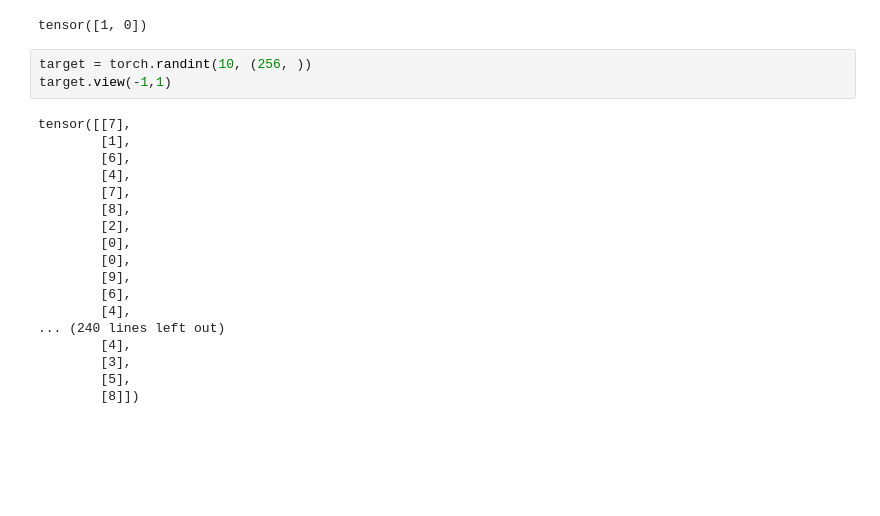
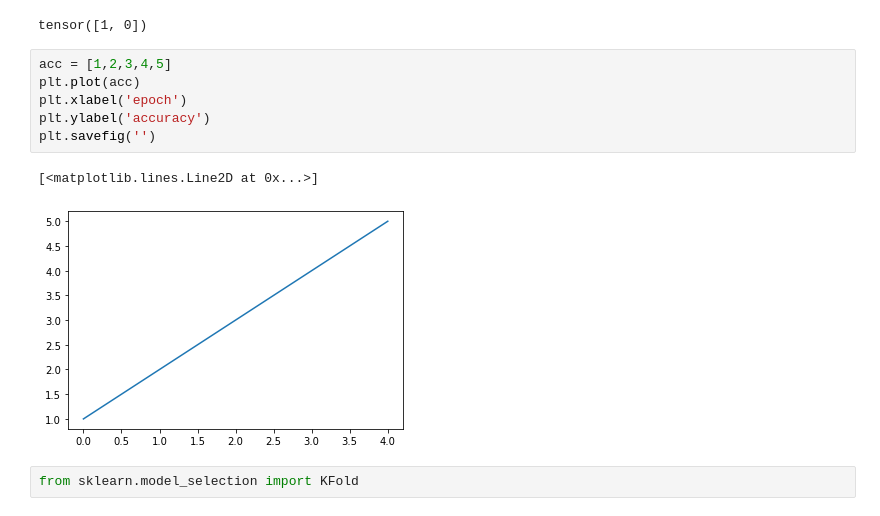
Before and after one commit to yuanqijue/ood, a Jupyter notebook: tutorial.ipynb, the cells around one changed output. Saved outputs shown, nothing was run; the diff lists cells and outputs as text; blank space fills up the shorter version.

```diff
--- a/tutorial.ipynb
+++ b/tutorial.ipynb
@@ -623,24 +623,14 @@ tensor([1]) tensor([0])
 torch.cat([sub_idx,sub_idx_2])
 # %% [output]
 tensor([1, 0])
-# %%
-target = torch.randint(10, (256, ))
-target.view(-1,1)
-# %% [output]
-tensor([[7],
-        [1],
-        [6],
-        [4],
-        [7],
-        [8],
-        [2],
-        [0],
-        [0],
-        [9],
-        [6],
-        [4],
-... (240 lines left out)
-        [4],
-        [3],
-        [5],
-        [8]])
+# %%
+acc = [1,2,3,4,5]
+plt.plot(acc)
+plt.xlabel('epoch')
+plt.ylabel('accuracy')
+plt.savefig('')
+# %% [output]
+[<matplotlib.lines.Line2D at 0x...>]
+[figure, added]
+# %%
+from sklearn.model_selection import KFold
```
Also changed, not shown: parts of 9 cells of this notebook, 8 other files.
